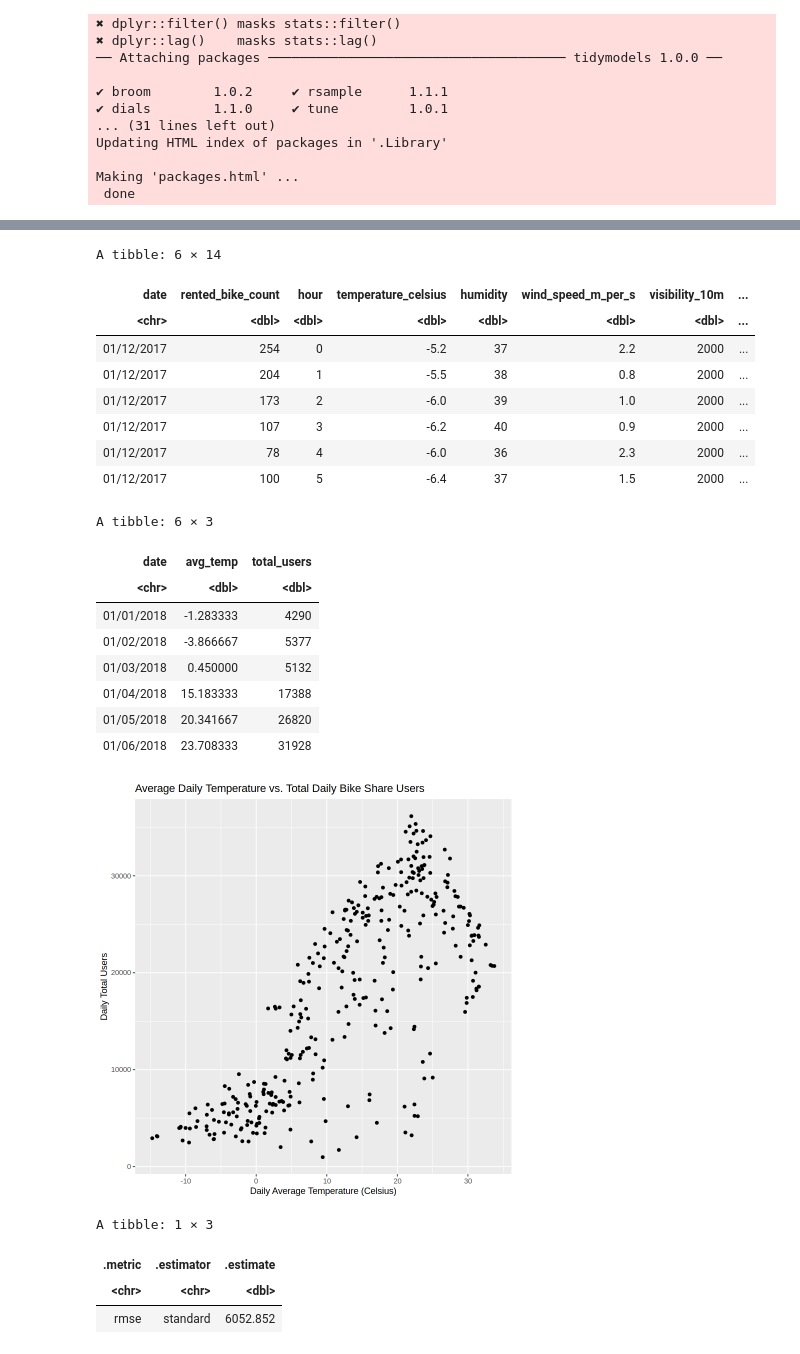
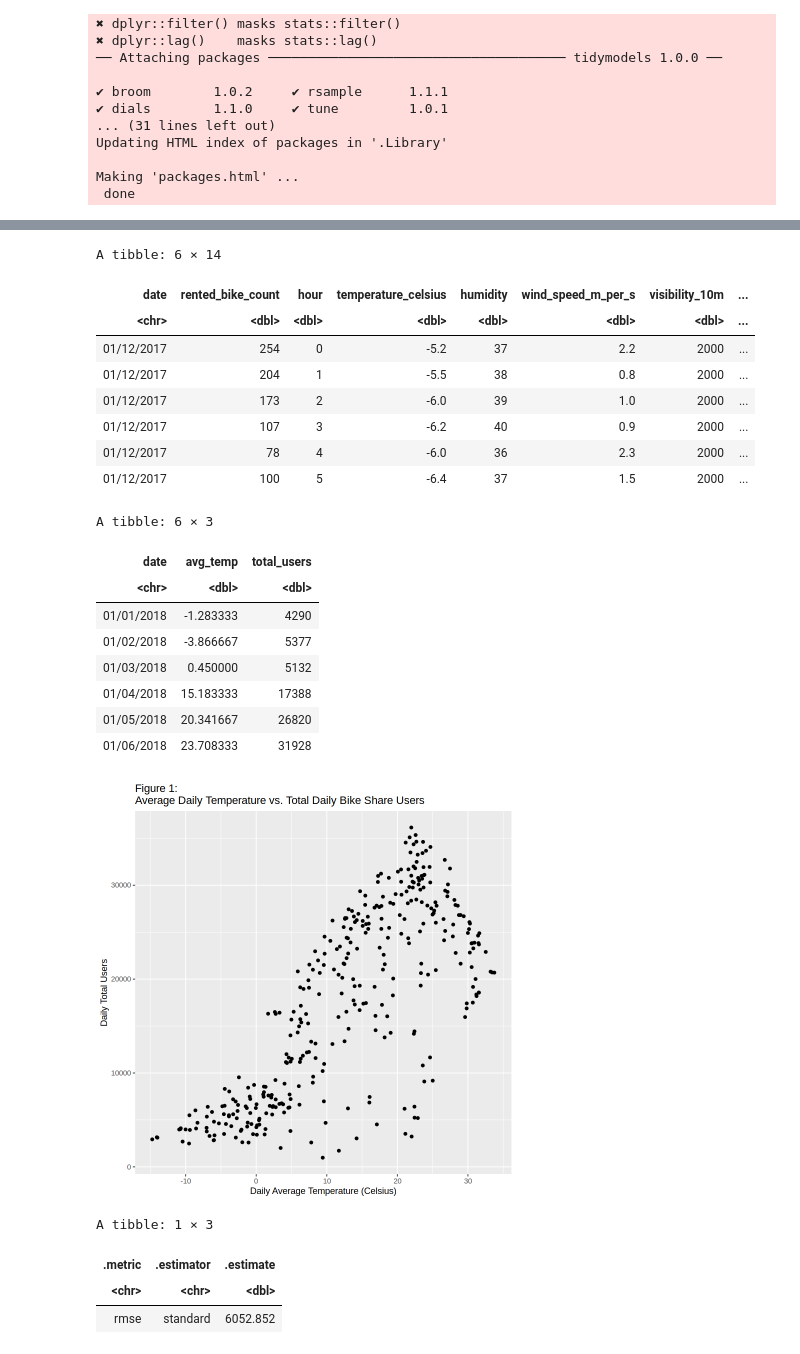
Before and after one commit to caiwwei/dsci-project-4, a Jupyter notebook: DSCI_100_Final_Project_Report.ipynb, the cells around one changed output, grey strips where cells are left out. Saved outputs shown, nothing was run; the diff lists cells and outputs as text; code cells hidden in the pictures.

Commit message:
Add the figures
I made this change to add the figure number to each graph in terms of the requirements

```diff
--- a/DSCI_100_Final_Project_Report.ipynb
+++ b/DSCI_100_Final_Project_Report.ipynb
@@ -64,7 +64,7 @@ bike_plot <- ggplot(bike_condensed, aes(x = avg_temp, y = total_users)) +
     geom_point() +
     xlab("Daily Average Temperature (Celsius)") +
     ylab("Daily Total Users") +
-    ggtitle("Average Daily Temperature vs. Total Daily Bike Share Users")
+    ggtitle("Figure 1: \nAverage Daily Temperature vs. Total Daily Bike Share Users")
 
 bike_plot
 
@@ -96,7 +96,7 @@ bike_tune_graph <- ggplot(bike_tune_results, aes(x = neighbors, y = mean)) +
     geom_point() +
     geom_line() +
     labs(x = "Number of Neighbors", y = "RMSPE") +
-    ggtitle("Number of Neighbors vs. RMSPE")
+    ggtitle("Figure 2: \nNumber of Neighbors vs. RMSPE")
 
 bike_tune_graph
 
@@ -128,37 +128,37 @@ bike_analysis_plot <- ggplot(bike_condensed, aes(x = avg_temp, y = total_users))
     geom_point() +
     geom_line(data = bike_preds, mapping = aes(x = avg_temp, y = .pred), color = "red") +
     labs(x = "Average Daily Temperature (Celsius)", y = "Daily Total users") +
-    ggtitle("Bike Data fitted with KNN Regression Line")
+    ggtitle("Figure 3: \nBike Data fitted with KNN Regression Line")
 
 bike_analysis_plot
 # %% [output]
 Rows: 8760 Columns: 14
 ── Column specification ────────────────────────────────────────────────────────
 Delimiter: ","
 chr  (4): Date, Seasons, Holiday, Functioning Day
 dbl (10): Rented Bike Count, Hour, Temperature_Celsius, Humidity, Wind speed...
 
 ℹ Use `spec()` to retrieve the full column specification for this data.
 ℹ Specify the column types or set `show_col_types = FALSE` to quiet this message.
 A tibble: 6 × 14
 | date | rented_bike_count | hour | temperature_celsius | humidity | wind_speed_m_per_s | visibility_10m | ... |
 | <chr> | <dbl> | <dbl> | <dbl> | <dbl> | <dbl> | <dbl> | ... |
 | 01/12/2017 | 254 | 0 | -5.2 | 37 | 2.2 | 2000 | ... |
 | 01/12/2017 | 204 | 1 | -5.5 | 38 | 0.8 | 2000 | ... |
 | 01/12/2017 | 173 | 2 | -6.0 | 39 | 1.0 | 2000 | ... |
 | 01/12/2017 | 107 | 3 | -6.2 | 40 | 0.9 | 2000 | ... |
 | 01/12/2017 | 78 | 4 | -6.0 | 36 | 2.3 | 2000 | ... |
 | 01/12/2017 | 100 | 5 | -6.4 | 37 | 1.5 | 2000 | ... |
 A tibble: 6 × 3
 | date | avg_temp | total_users |
 | <chr> | <dbl> | <dbl> |
 | 01/01/2018 | -1.283333 | 4290 |
 | 01/02/2018 | -3.866667 | 5377 |
 | 01/03/2018 | 0.450000 | 5132 |
 | 01/04/2018 | 15.183333 | 17388 |
 | 01/05/2018 | 20.341667 | 26820 |
 | 01/06/2018 | 23.708333 | 31928 |
-[figure, old version]
+[figure, new version]
 A tibble: 1 × 3
 | .metric | .estimator | .estimate |
 | <chr> | <chr> | <dbl> |
```
Also changed, not shown: parts of 1 cell of this notebook.
